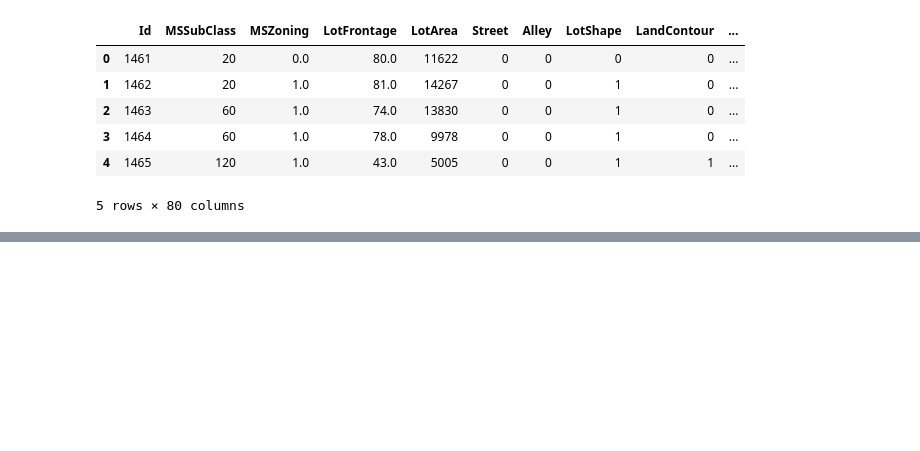
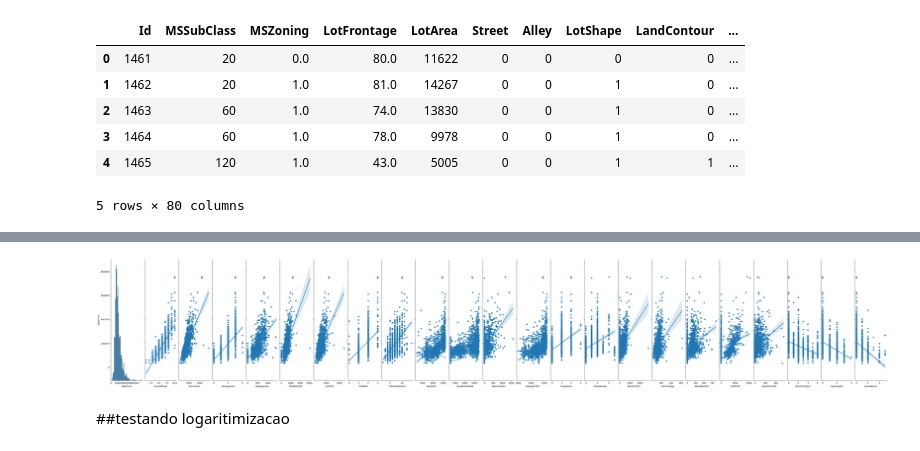
Before and after one commit to DavidAntonio7/House_Prices, a Jupyter notebook: imobiliario.ipynb, the cells around one changed output, grey strips where cells are left out. Drawn from its saved outputs; the diff is of its cells as text; code cells hidden in the pictures; blank space fills up the shorter version.

```diff
--- a/imobiliario.ipynb
+++ b/imobiliario.ipynb
@@ -426,0 +400,7 @@ resultado.to_csv('resultado_regres.csv',index=False)
+# %%
+ax = sns.pairplot(treinamento, y_vars=['SalePrice'], x_vars=colunas,kind = 'reg')
+ax.figure.set_size_inches(50,10)
+# %% [output]
+[figure, added]
+# %% [markdown]
+##testando logaritimizacao
```
Also changed, not shown: parts of 79 cells of this notebook.
